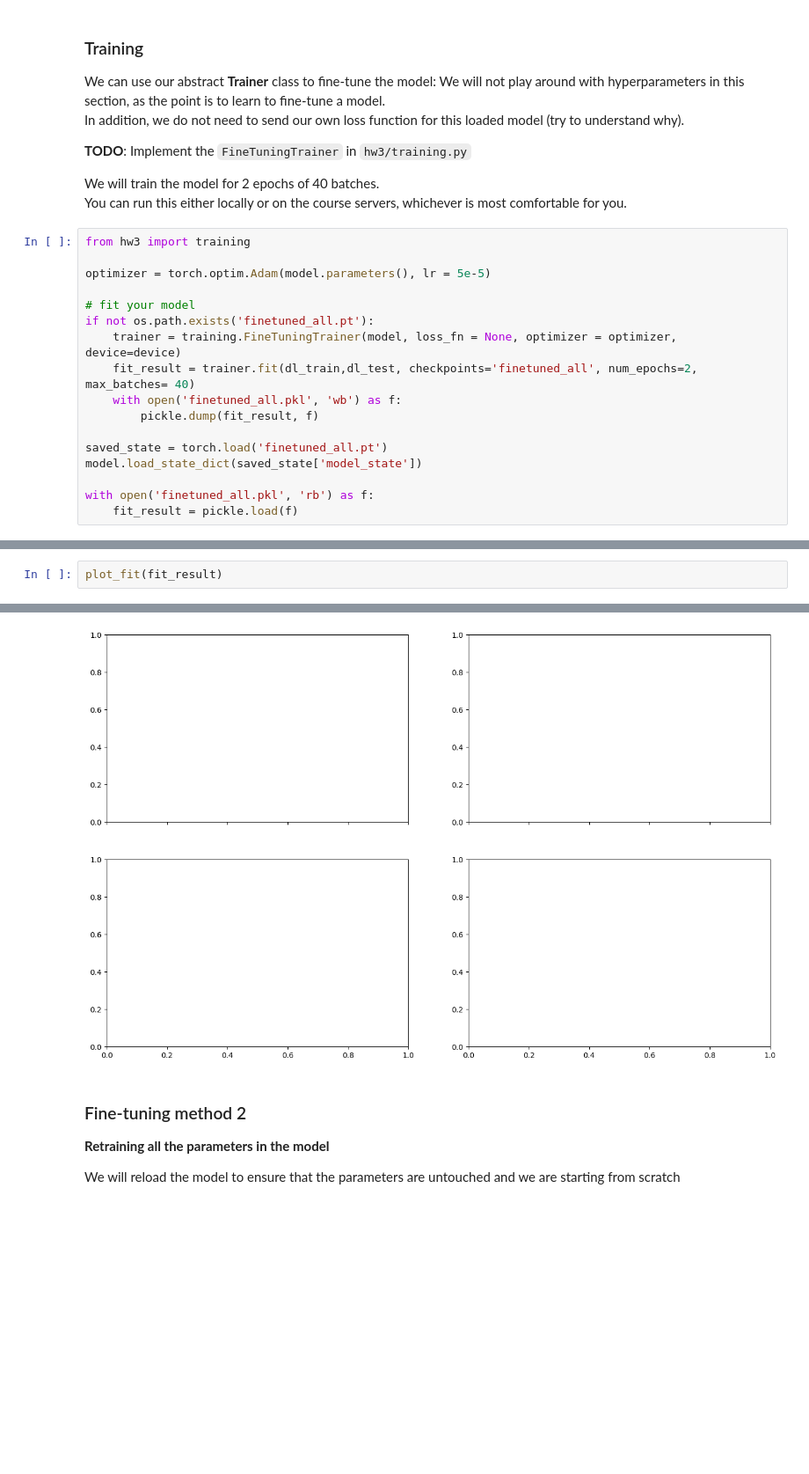
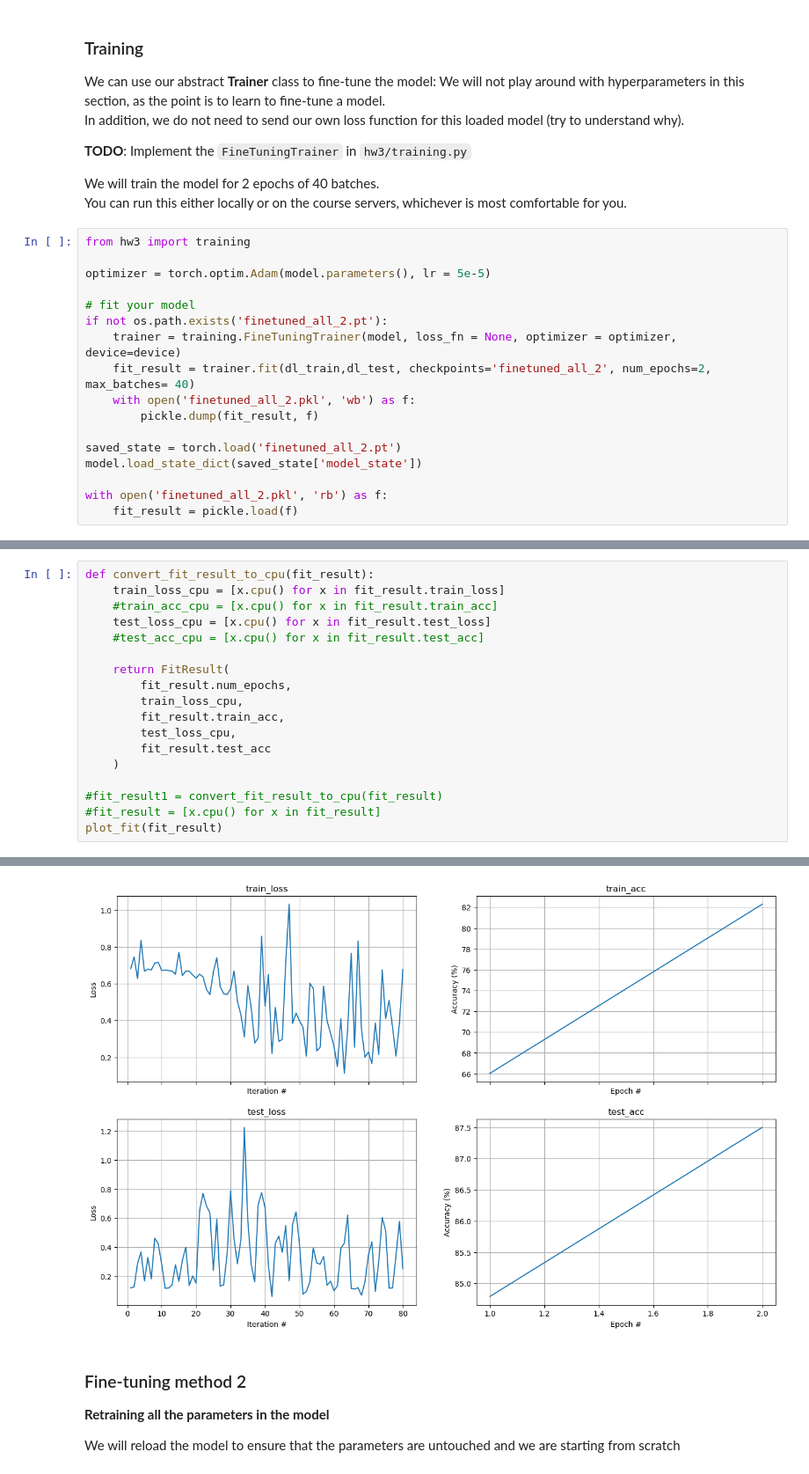
Before and after one commit to Amir-Mann/hw3_deep, a Jupyter notebook: Part4_fine_tuning_llm.ipynb, the cells around one changed output, grey strips where cells are left out. Shown at 88% size. Cells and saved outputs as stored; diff of their text form; blank space fills up the shorter version.

```diff
--- a/Part4_fine_tuning_llm.ipynb
+++ b/Part4_fine_tuning_llm.ipynb
@@ -306,14 +306,14 @@ from hw3 import training
 optimizer = torch.optim.Adam(model.parameters(), lr = 5e-5)
 
 # fit your model
-if not os.path.exists('finetuned_all.pt'):
+if not os.path.exists('finetuned_all_2.pt'):
     trainer = training.FineTuningTrainer(model, loss_fn = None, optimizer = optimizer, device=device)
-    fit_result = trainer.fit(dl_train,dl_test, checkpoints='finetuned_all', num_epochs=2, max_batches= 40)
-    with open('finetuned_all.pkl', 'wb') as f:
+    fit_result = trainer.fit(dl_train,dl_test, checkpoints='finetuned_all_2', num_epochs=2, max_batches= 40)
+    with open('finetuned_all_2.pkl', 'wb') as f:
         pickle.dump(fit_result, f)
 
-saved_state = torch.load('finetuned_all.pt')
+saved_state = torch.load('finetuned_all_2.pt')
 model.load_state_dict(saved_state['model_state'])
 
-with open('finetuned_all.pkl', 'rb') as f:
+with open('finetuned_all_2.pkl', 'rb') as f:
     fit_result = pickle.load(f)
@@ -320,3 +324,19 @@ with open('finetuned_all.pkl', 'rb') as f:
 # %%
+def convert_fit_result_to_cpu(fit_result):
+    train_loss_cpu = [x.cpu() for x in fit_result.train_loss]
+    #train_acc_cpu = [x.cpu() for x in fit_result.train_acc]
+    test_loss_cpu = [x.cpu() for x in fit_result.test_loss]
+    #test_acc_cpu = [x.cpu() for x in fit_result.test_acc]
+
+    return FitResult(
+        fit_result.num_epochs,
+        train_loss_cpu,
+        fit_result.train_acc,
+        test_loss_cpu,
+        fit_result.test_acc
+    )
+
+#fit_result1 = convert_fit_result_to_cpu(fit_result)
+#fit_result = [x.cpu() for x in fit_result]
 plot_fit(fit_result)
 # %% [output]
@@ -324,4 +349,4 @@ TypeError: can't convert cuda:0 device type tensor to numpy. Use Tensor.cpu() to
-[figure, old version]
+[figure, new version]
 # %% [markdown]
 ### Fine-tuning method 2
 __Retraining all the parameters in the model__
```
Also changed, not shown: parts of 8 cells of this notebook, 1 other file.
